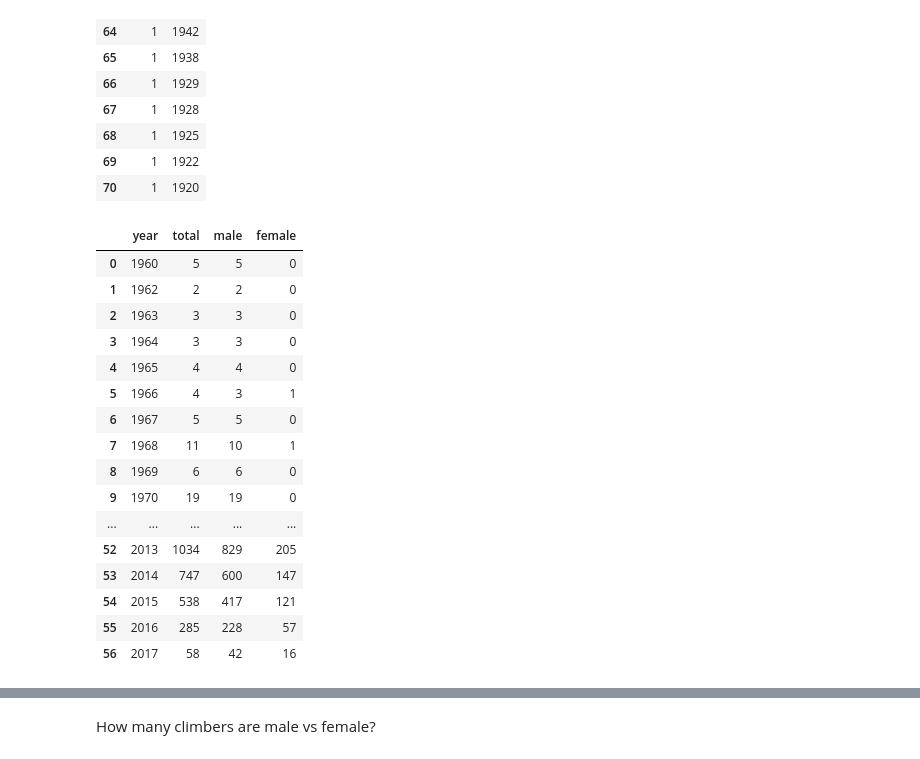
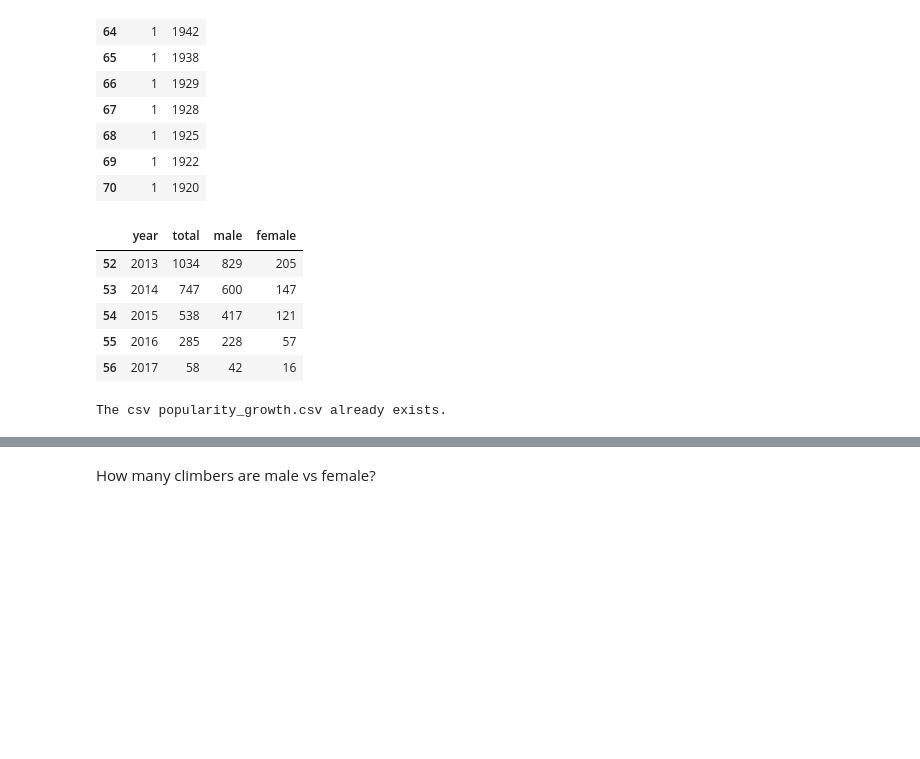
Before and after one commit to seanmperez/The-Rise-of-Climbing, a Jupyter notebook: Climbing Visualization 8a nu Dataset.ipynb, the cells around one changed output, grey strips where cells are left out. Drawn from its saved outputs; the diff is of its cells as text; code cells hidden in the pictures; blank space fills up the shorter version.

```diff
--- a/Climbing Visualization 8a nu Dataset.ipynb
+++ b/Climbing Visualization 8a nu Dataset.ipynb
@@ -224,0 +230,8 @@ We can see that the largest tables is the ascent table with more than 4 million
+# %%
+def queryToDataframe(query, connection = con):
+    """
+    Takes a sql query, and a connection.
+    Returns a dataframe.
+    """
+    df = pd.read_sql(query, connection)
+    return df
@@ -278,20 +304,9 @@ LEFT JOIN m
     ON t.year = m.year
 """)
 # %%
-year_count_segmented
+year_count_segmented.tail()
 # %% [output]
 |  | year | total | male | female |
-| 0 | 1960 | 5 | 5 | 0 |
-| 1 | 1962 | 2 | 2 | 0 |
-| 2 | 1963 | 3 | 3 | 0 |
-| 3 | 1964 | 3 | 3 | 0 |
-| 4 | 1965 | 4 | 4 | 0 |
-| 5 | 1966 | 4 | 3 | 1 |
-| 6 | 1967 | 5 | 5 | 0 |
-| 7 | 1968 | 11 | 10 | 1 |
-| 8 | 1969 | 6 | 6 | 0 |
-| 9 | 1970 | 19 | 19 | 0 |
-| ... | ... | ... | ... | ... |
 | 52 | 2013 | 1034 | 829 | 205 |
 | 53 | 2014 | 747 | 600 | 147 |
 | 54 | 2015 | 538 | 417 | 121 |
@@ -315,3 +330,5 @@ def write_csv(df, path, filename):
         print(f"The path {path} does not exist.")
 # %%
 write_csv(year_count_segmented, "clean_data", "popularity_growth.csv")
+# %% [output]
+The csv popularity_growth.csv already exists.
```
Also changed, not shown: parts of 22 cells of this notebook.
